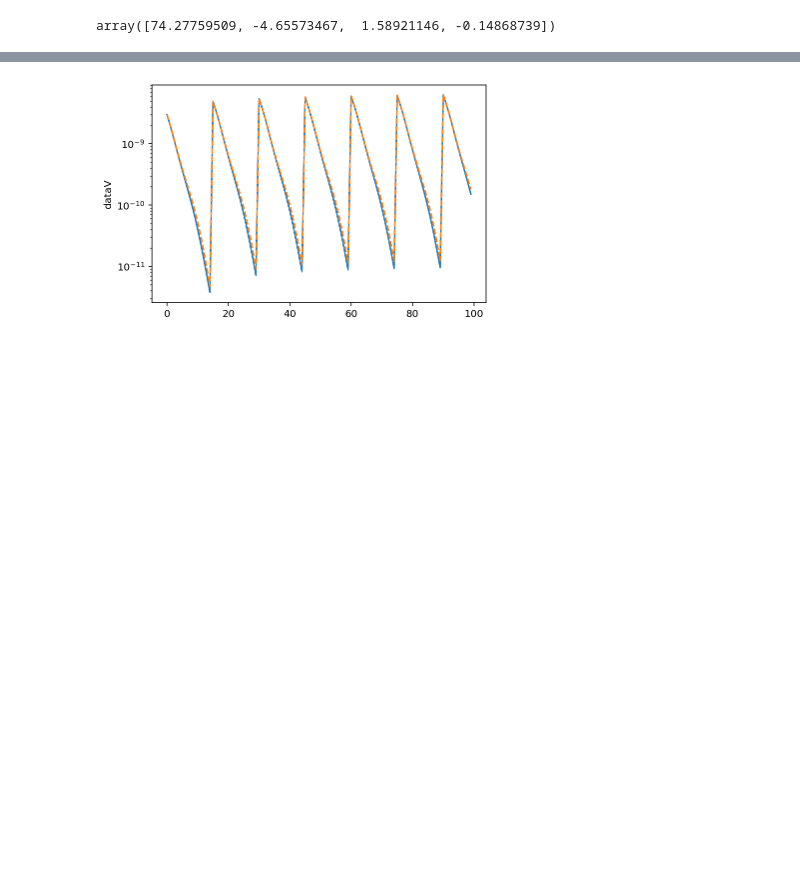
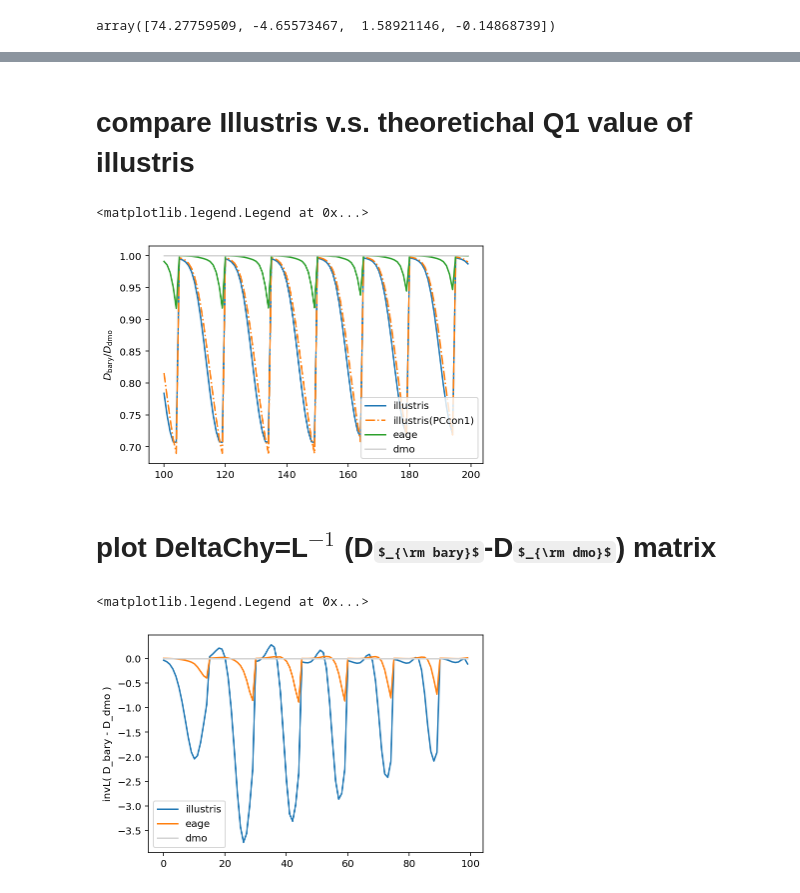
Before and after one commit to CosmoLike/LSSTxSO, a Jupyter notebook: baryonPC_HH_check.ipynb, the cells around one changed output, grey strips where cells are left out. Saved outputs shown, nothing was run; the diff lists cells and outputs as text; code cells hidden in the pictures; some formulas as TeX source; blank space fills up the shorter version.

```diff
--- a/baryonPC_HH_check.ipynb
+++ b/baryonPC_HH_check.ipynb
@@ -187,9 +216,39 @@ datav_illustris_PCcon2 = dataV_PCcon(Qexp = Qexp_illustris[0:1])
+# %% [markdown]
+# compare Illustris v.s. theoretichal Q1 value of illustris
+# %%
+datav_illustris_PCcon2 = dataV_PCcon(Qexp = Qexp_illustris[0:1])
+
+###############
+
+%matplotlib inline
+
+IDst, IDcut = 100, 200
+
+plt.plot(np.arange(1518)[IDst:IDcut], datav_illustris[IDst:IDcut]/datav_dmo[IDst:IDcut], label='illustris')
+plt.plot(np.arange(1518)[IDst:IDcut], datav_illustris_PCcon2[IDst:IDcut]/datav_dmo[IDst:IDcut], label='illustris(PCcon1)',ls='-.')
+plt.plot(np.arange(1518)[IDst:IDcut], datav_eagle[IDst:IDcut]/datav_dmo[IDst:IDcut], label='eage')
+plt.plot(np.arange(1518)[IDst:IDcut], datav_dmo[IDst:IDcut]/datav_dmo[IDst:IDcut], label='dmo',color='lightgray')
+
+
+plt.ylabel('$D_{\\rm bary}/D_{\\rm dmo}$')
+plt.legend()
+# %% [output]
+<matplotlib.legend.Legend at 0x...>
+[figure, added]
+# %% [markdown]
+# plot DeltaChy=L$^{-1}$ (D$_{\rm bary}$-D$_{\rm dmo}$) matrix
 # %%
 %matplotlib inline
-plt.plot(np.arange(1518)[IDst:IDcut], datav_illustris[IDst:IDcut], label='illustris')
-plt.plot(np.arange(1518)[IDst:IDcut], datav_eagle[IDst:IDcut], label='eagle', ls='--')
-plt.ylabel('dataV')
-plt.yscale('log')
-#plt.plot(np.arange(1518)[0:200], datav_illustris[0:200])
+
+# plot weighted difference matrix
+IDst, IDcut = 0, 100
+plt.plot(np.arange(1518)[IDst:IDcut], invLDiff_illustris[IDst:IDcut], label='illustris')
+plt.plot(np.arange(1518)[IDst:IDcut], invLDiff_eagle[IDst:IDcut], label='eage')
+plt.plot(np.arange(1518)[IDst:IDcut], invLDiff_dmo[IDst:IDcut], label='dmo',color='lightgray')
+
+
+plt.ylabel('invL( D_bary - D_dmo )')
+plt.legend()
 # %% [output]
+<matplotlib.legend.Legend at 0x...>
-[figure, old version]
+[figure, new version]
```
Also changed, not shown: parts of 10 cells of this notebook.
